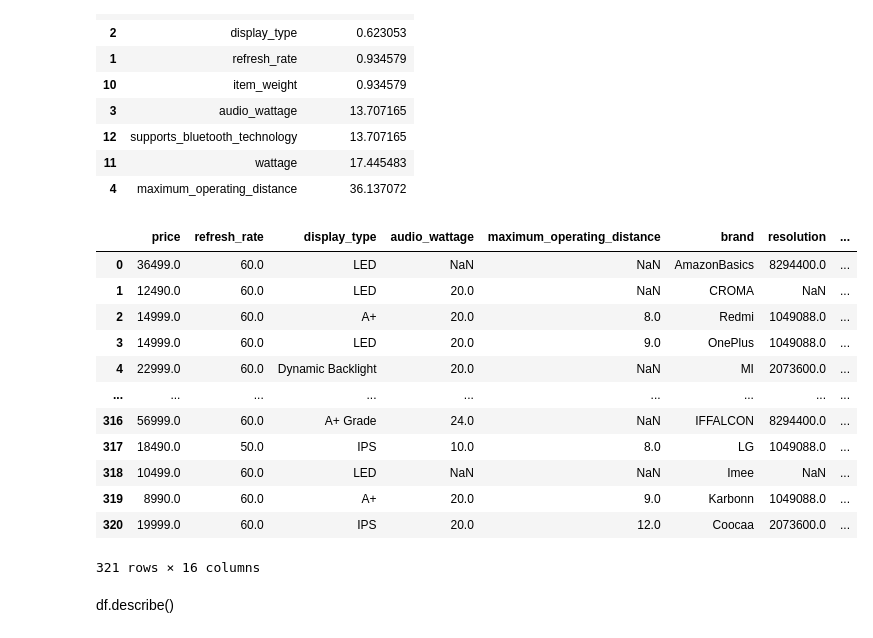
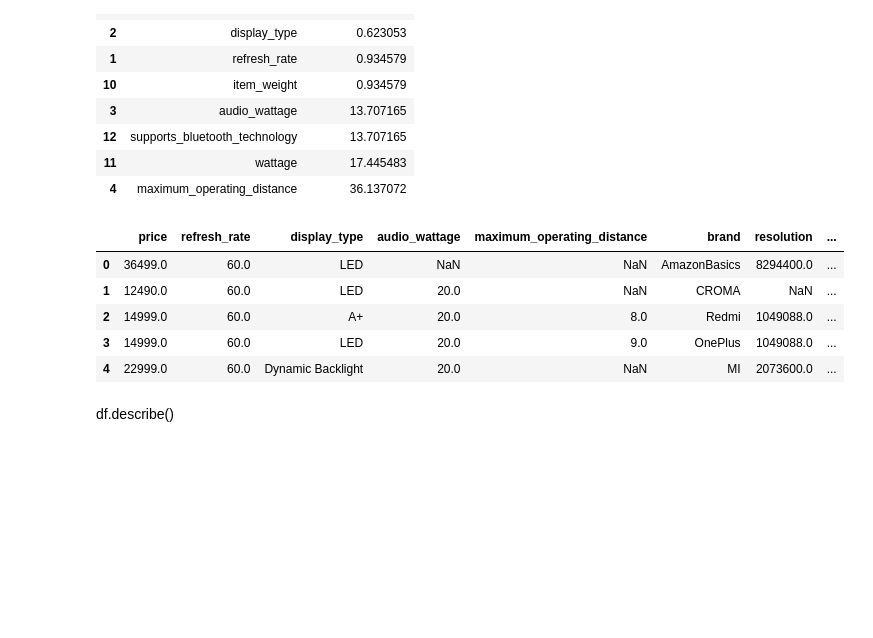
Before and after one commit to AjayKumarChintada/prodcut_recommend, a Jupyter notebook: notebooks/preprocessing.ipynb, the cells around one changed output. Cells and saved outputs as stored; diff of their text form; code cells hidden in the pictures; blank space fills up the shorter version.

```diff
--- a/notebooks/preprocessing.ipynb
+++ b/notebooks/preprocessing.ipynb
@@ -199,33 +174,29 @@ def resolution_process(resolution_string):
         return(res)
     return None
 # %%
-## preprocessing of columns
-df['rating'] = df['rating'].apply(lambda x: extract_data_before_first_space(x))
-df['refresh_rate'] = df['refresh_rate'].apply(lambda x: extract_data_before_first_space(x))
-df ['audio_wattage'] = df['audio_wattage'].apply(lambda x: extract_data_before_first_space(x))
-df ['resolution'] = df['resolution'].apply(lambda x : remove_word_from_string(x,'Pixels'))
-df['standing_screen_display_size'] = df['standing_screen_display_size'].apply(extract_data_before_first_space)
-df['maximum_operating_distance'] = df['maximum_operating_distance'].apply(extract_data_before_first_space)
-df['wattage'] = df['wattage'].apply(extract_data_before_first_space)
-df['item_weight'] = df['item_weight'].apply(lambda x: weight_processor(str(x)))
-df['resolution'] = df['resolution'].apply(lambda x: resolution_process(str(x)))
-df['price'] = df['price'].str.replace(',', '').astype('float')
+try:
+
+    df['rating'] = df['rating'].apply(lambda x: extract_data_before_first_space(x))
+    df['refresh_rate'] = df['refresh_rate'].apply(lambda x: extract_data_before_first_space(x))
+    df ['audio_wattage'] = df['audio_wattage'].apply(lambda x: extract_data_before_first_space(x))
+    df ['resolution'] = df['resolution'].apply(lambda x : remove_word_from_string(x,'Pixels'))
+    df['standing_screen_display_size'] = df['standing_screen_display_size'].apply(extract_data_before_first_space)
+    df['maximum_operating_distance'] = df['maximum_operating_distance'].apply(extract_data_before_first_space)
+    df['wattage'] = df['wattage'].apply(extract_data_before_first_space)
+    df['item_weight'] = df['item_weight'].apply(lambda x: weight_processor(str(x)))
+    df['resolution'] = df['resolution'].apply(lambda x: resolution_process(str(x)))
+    df['price'] = df['price'].str.replace(',', '').astype('float')
+except Exception as  ex :
+    print("preprocessing failed for this dataset")
 # %%
-df
+df.head()
 # %% [output]
 |  | price | refresh_rate | display_type | audio_wattage | maximum_operating_distance | brand | resolution | ... |
 | 0 | 36499.0 | 60.0 | LED | NaN | NaN | AmazonBasics | 8294400.0 | ... |
 | 1 | 12490.0 | 60.0 | LED | 20.0 | NaN | CROMA | NaN | ... |
 | 2 | 14999.0 | 60.0 | A+ | 20.0 | 8.0 | Redmi | 1049088.0 | ... |
 | 3 | 14999.0 | 60.0 | LED | 20.0 | 9.0 | OnePlus | 1049088.0 | ... |
 | 4 | 22999.0 | 60.0 | Dynamic Backlight | 20.0 | NaN | MI | 2073600.0 | ... |
-| ... | ... | ... | ... | ... | ... | ... | ... | ... |
-| 316 | 56999.0 | 60.0 | A+ Grade | 24.0 | NaN | IFFALCON | 8294400.0 | ... |
-| 317 | 18490.0 | 50.0 | IPS | 10.0 | 8.0 | LG | 1049088.0 | ... |
-| 318 | 10499.0 | 60.0 | LED | NaN | NaN | Imee | NaN | ... |
-| 319 | 8990.0 | 60.0 | A+ | 20.0 | 9.0 | Karbonn | 1049088.0 | ... |
-| 320 | 19999.0 | 60.0 | IPS | 20.0 | 12.0 | Coocaa | 2073600.0 | ... |
-321 rows × 16 columns
 # %%
 ##filling null values
 ###better implementing them based on data type
```
Also changed, not shown: parts of 11 cells of this notebook, 11 other files.
